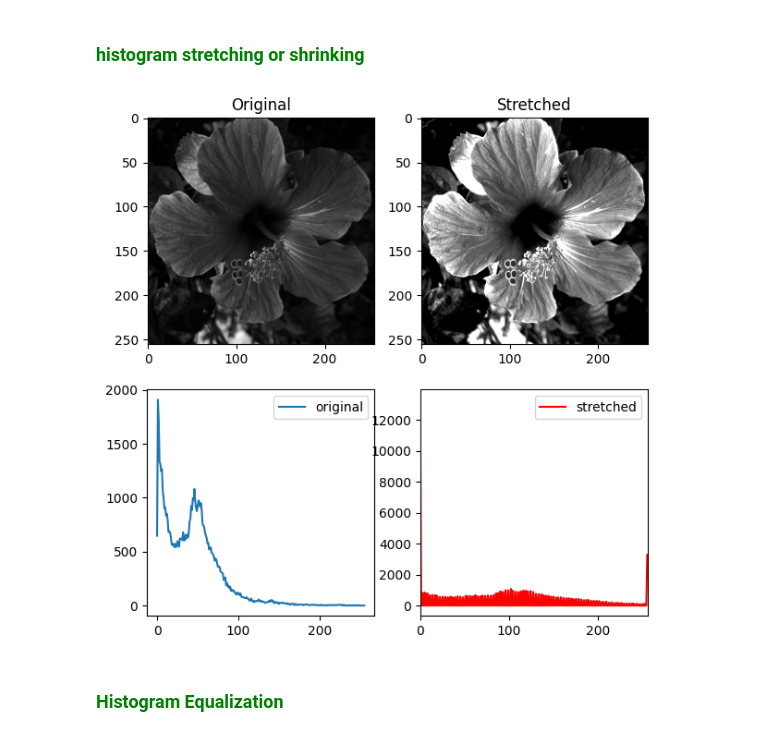
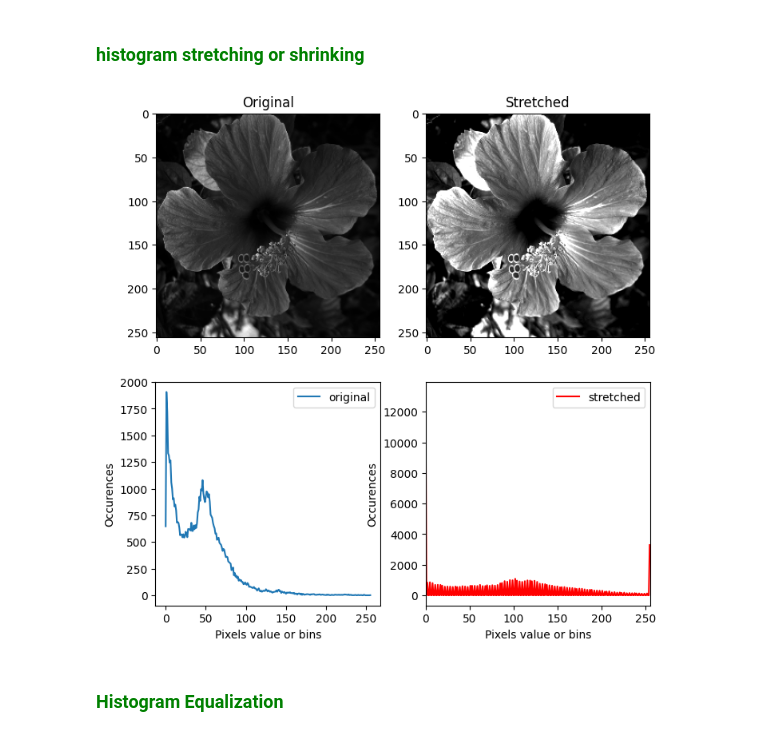
Before and after one commit to kkariste/Image-Enhancement, a Jupyter notebook: histogram_enhancement.ipynb, the cells around one changed output. Saved outputs shown, nothing was run; the diff lists cells and outputs as text; code cells hidden in the pictures.

Commit message:
MAJ histogram

```diff
--- a/histogram_enhancement.ipynb
+++ b/histogram_enhancement.ipynb
@@ -11,29 +11,29 @@ import numpy as np
 # %%
 # Read the plant image
 plant = cv2.imread("Images/plant.png", cv2.IMREAD_GRAYSCALE)
 
 # Contrast stretching
 #p2, p98 = np.percentile(plant, (2, 98))
 #print(f"{p2}, {p98}")
 plant_rescale = rescale_intensity(plant, in_range=(10, 100))
 
 # Computing histogram
 channels = [0]    # Image channel where to compute
 mask = None       # Else compute the part of image selected
-histSize = [256]  # Channel Histogram size : 8, 16, 32, 64 ...
+histSize = [256]  # Channel Histogram size  or histogram quantification: 8, 16, 32, 64 ...
 ranges = [0, 256] # Include pixels values from 0 to 255
 plant_hist = cv2.calcHist([plant], channels, mask, histSize, ranges)
 plant_rescale_hist = cv2.calcHist([plant_rescale],channels=[0], mask=None, histSize=[256], ranges=[0,256])
 
 # Ploting Results
-plt.figure(figsize=[7,7])
+plt.figure(figsize=[8,8])
 plt.subplot(221); plt.imshow(plant, cmap="gray"); plt.title("Original")
 plt.subplot(222); plt.imshow(plant_rescale, cmap="gray"); plt.title("Stretched")
-plt.subplot(223); plt.plot(plant_hist, label="original");plt.legend()  # Add plt.savefig() to save in current folder
-plt.subplot(224); plt.plot(plant_rescale_hist, label="stretched", color='r'); plt.xlim([0, 256]); plt.legend()
+plt.subplot(223); plt.plot(plant_hist, label="original");plt.legend(); plt.xlabel('Pixels value or bins'); plt.ylabel('Occurences')   # Add plt.savefig() to save in current folder
+plt.subplot(224); plt.plot(plant_rescale_hist, label="stretched", color='r'); plt.xlim([0, 256]); plt.legend(); plt.xlabel('Pixels value or bins'); plt.ylabel('Occurences')
 plt.show()
 # %% [output]
-[figure, old version]
+[figure, new version]
 # %% [markdown]
 ### <span style=color:green> Histogram Equalization </span>
 # %%
```
Also changed, not shown: parts of 1 cell of this notebook.
